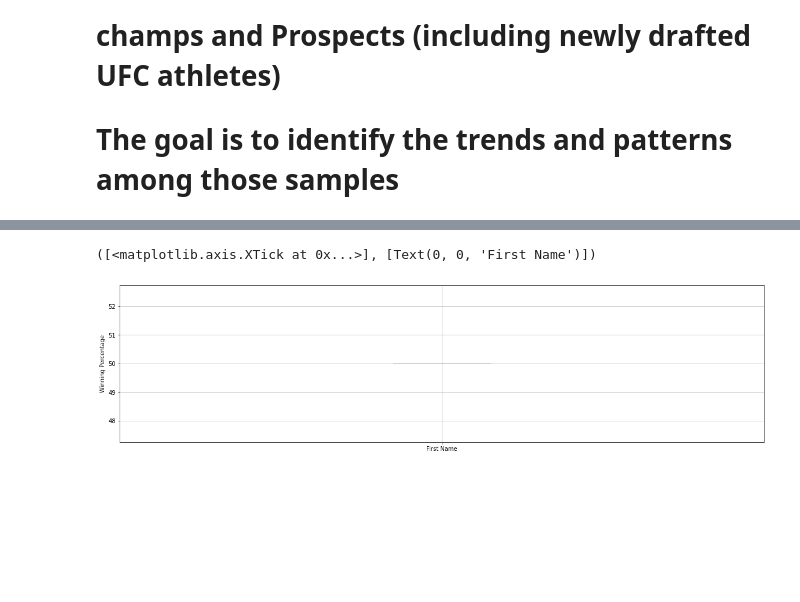
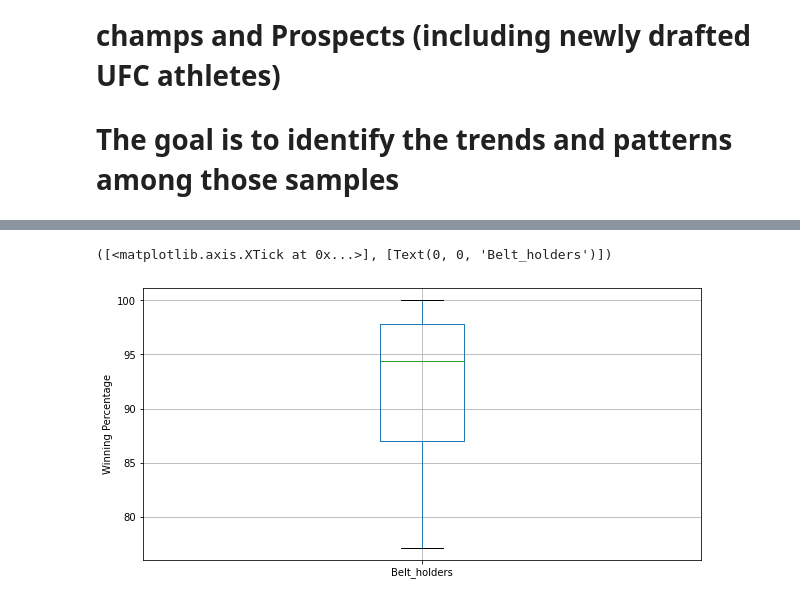
Before and after one commit to jbtchampo/Beyond-the-Fight-An-Analysis-on-the-UFC-Ultimate-Fighting-Championship-, a Jupyter notebook: Notebook/EDA - Master Athletes List (Champions_list_ top50 Prospects_ 2020_drafted).ipynb, the cells around one changed output, grey strips where cells are left out. Cells and saved outputs as stored; diff of their text form; code cells hidden in the pictures; blank space fills up the shorter version.

```diff
--- a/Notebook/EDA - Master Athletes List (Champions_list_ top50 Prospects_ 2020_drafted).ipynb
+++ b/Notebook/EDA - Master Athletes List (Champions_list_ top50 Prospects_ 2020_drafted).ipynb
@@ -635,14 +673,11 @@ dtype: object
 # %%
-#I want to see how well each fighter performs by creating nine (9) analytical metrics:
-
-df7['Total_Fights'] = df7['Wins'] + df7['Losses']
-df7['Perc_Win'] = df7['Wins'] / df7['Total_Fights']*100   ##Winning percentage overall
-df7['Perc_Loss'] = df7['Losses'] / df7['Total_Fights']*100 ##Losing percentage overall
-df7['Perc_Win_KO'] = df7['win_by_KO_TKO'] / df7['Wins']*100   ##KO/TKO Winning percentage
-df7['Perc_Win_Sub'] = df7['win_by_submission'] / df7['Wins']*100   ##Submission Winning percentage
-df7['Perc_Win_Dec'] = df7['win_by_decision'] / df7['Wins']*100   ##Decision Winning percentage
-df7['Perc_Loss_KO'] = df7['loss_by_KO_TKO'] / df7['Losses']*100   ##KO/TKO Losing percentage
-df7['Perc_Loss_Sub'] = df7['loss_by_submission'] / df7['Losses']*100   ##Submission Losing percentage
-df7['Perc_Loss_Dec'] = df7['loss_by_decision'] / df7['Losses']*100   ##Decision Losing percentage
-df7
+df7['Perc_Win'] = round((df7['Wins'] / df7['Total_Fights'])*100,2)   ##Winning percentage overall
+df7['Perc_Loss'] = round((df7['Losses'] / df7['Total_Fights'])*100,2) ##Losing percentage overall
+df7['Perc_Win_KO'] = round((df7['win_by_KO_TKO'] / df7['Wins'])*100,2)  ##KO/TKO Winning percentage
+df7['Perc_Win_Sub'] = round((df7['win_by_submission'] / df7['Wins'])*100,2)   ##Submission Winning percentage
+df7['Perc_Win_Dec'] = round((df7['win_by_decision'] / df7['Wins'])*100,2)   ##Decision Winning percentage
+df7['Perc_Loss_KO'] = round((df7['loss_by_KO_TKO'] / df7['Losses'])*100,2)  ##KO/TKO Losing percentage
+df7['Perc_Loss_Sub'] = round((df7['loss_by_submission'] / df7['Losses'])*100,2)   ##Submission Losing percentage
+df7['Perc_Loss_Dec'] = round((df7['loss_by_decision'] / df7['Losses'])*100,2)   ##Decision Losing percentage
+print(df7)
 # %% [output]
@@ -662,15 +701,3 @@ df7
-# %%
-df7['Perc_Win'] = df7.Perc_Win.astype(int)
-df7['Perc_Loss'] = df7.Perc_Loss.astype(int)
-df7['Total_Fights'] = df7.Total_Fights.astype(int)
-df7['Perc_Win'] = df7.Perc_Win.astype(int)
-df7['Perc_Loss'] = df7.Perc_Loss.astype(int)
-df7['Perc_Win_KO'] = df7.Perc_Win_KO.astype(int)
-df7['Perc_Win_Sub'] = df7.Perc_Win_Sub.astype(int)
-df7['Perc_Win_Dec'] = df7.Perc_Win_Dec.astype(int)
-df7['Perc_Loss_KO'] = df7.Perc_Loss_KO.astype(int)
-df7['Perc_Loss_Sub'] = df7.Perc_Loss_Sub.astype(int)
-df7['Perc_Loss_Dec'] = df7.Perc_Loss_Dec.astype(int)
 # %%
 df7.dtypes
 # %% [output]
@@ -777,7 +808,7 @@ plt.show()
 # %%
 #EDA- examine the current title holders with duplicated names showing either the ones who used to be Interim Champs or won the belt twice'
 
-Current_champs = df7[df7['Title Holder'] == 'Current']
-Current_champs
+Belt_holders = df7[df7['Title Holder'] == 'Current']
+Belt_holders
 # %% [output]
 |  | First Name | Last Name | Weight Class | Wins | Losses | Total_Fights | win_by_KO_TKO | win_by_submission | ... |
@@ -849,13 +883,13 @@ Current_champs.describe(include=[np.number])
 # %%
-# Lets' Explore the %win among current champs
+# Lets' Explore the %win among current champs (They have an average of 91.53%)
 
-rcParams['figure.figsize'] = 20,5
+rcParams['figure.figsize'] = 10,5
 
-Current_champs.boxplot(column='Perc_Win')
+Belt_holders.boxplot(column='Perc_Win')
 plt.grid(True, axis='y')
 plt.ylabel('Winning Percentage')
-plt.xticks([1], ['First Name'])
+plt.xticks([1], ['Belt_holders'])
 # %% [output]
-([<matplotlib.axis.XTick at 0x...>], [Text(0, 0, 'First Name')])
+([<matplotlib.axis.XTick at 0x...>], [Text(0, 0, 'Belt_holders')])
-[figure, old version]
+[figure, new version]
 # %%
```
Also changed, not shown: parts of 88 cells of this notebook.
